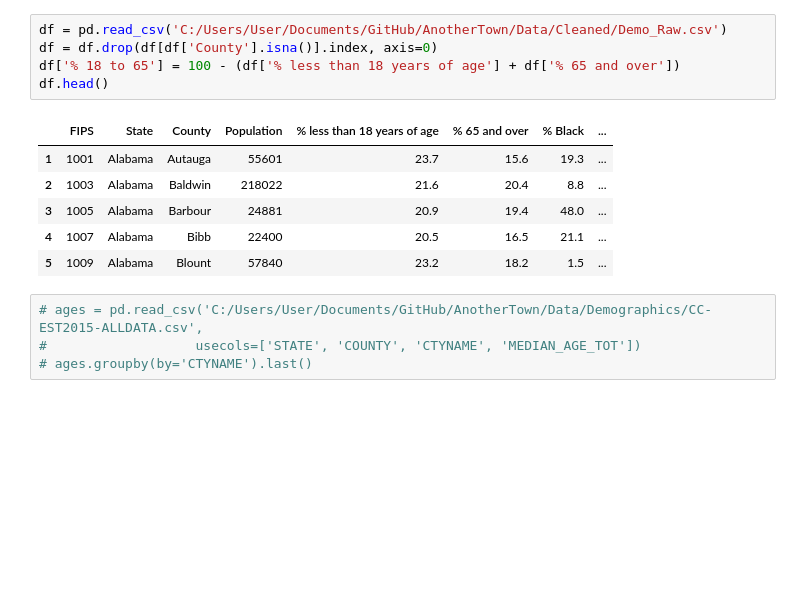
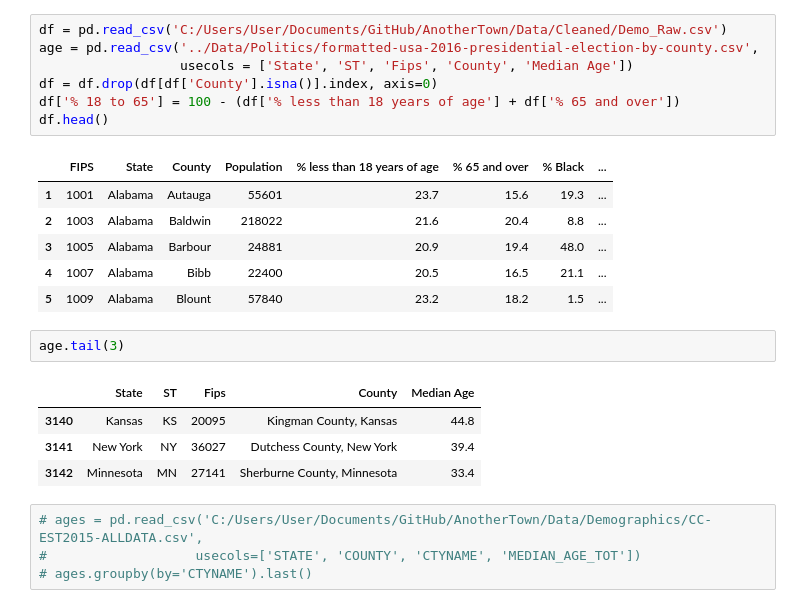
Before and after one commit to buonicannoli/AnotherTown, a Jupyter notebook: Notebooks/Demographics.ipynb, the cells around one changed output. Drawn from its saved outputs; the diff is of its cells as text; blank space fills up the shorter version.

```diff
--- a/Notebooks/Demographics.ipynb
+++ b/Notebooks/Demographics.ipynb
@@ -4,6 +4,8 @@ import numpy as np
 from scipy.stats import binned_statistic
 # %%
 df = pd.read_csv('C:/Users/User/Documents/GitHub/AnotherTown/Data/Cleaned/Demo_Raw.csv')
+age = pd.read_csv('../Data/Politics/formatted-usa-2016-presidential-election-by-county.csv',
+                  usecols = ['State', 'ST', 'Fips', 'County', 'Median Age'])
 df = df.drop(df[df['County'].isna()].index, axis=0)
 df['% 18 to 65'] = 100 - (df['% less than 18 years of age'] + df['% 65 and over'])
 df.head()
@@ -14,6 +16,13 @@ df.head()
 | 3 | 1005 | Alabama | Barbour | 24881 | 20.9 | 19.4 | 48.0 | ... |
 | 4 | 1007 | Alabama | Bibb | 22400 | 20.5 | 16.5 | 21.1 | ... |
 | 5 | 1009 | Alabama | Blount | 57840 | 23.2 | 18.2 | 1.5 | ... |
+# %%
+age.tail(3)
+# %% [output]
+|  | State | ST | Fips | County | Median Age |
+| 3140 | Kansas | KS | 20095 | Kingman County, Kansas | 44.8 |
+| 3141 | New York | NY | 36027 | Dutchess County, New York | 39.4 |
+| 3142 | Minnesota | MN | 27141 | Sherburne County, Minnesota | 33.4 |
 # %%
 # ages = pd.read_csv('C:/Users/User/Documents/GitHub/AnotherTown/Data/Demographics/CC-EST2015-ALLDATA.csv',
 #                   usecols=['STATE', 'COUNTY', 'CTYNAME', 'MEDIAN_AGE_TOT'])
```
Also changed, not shown: 9 other files.
